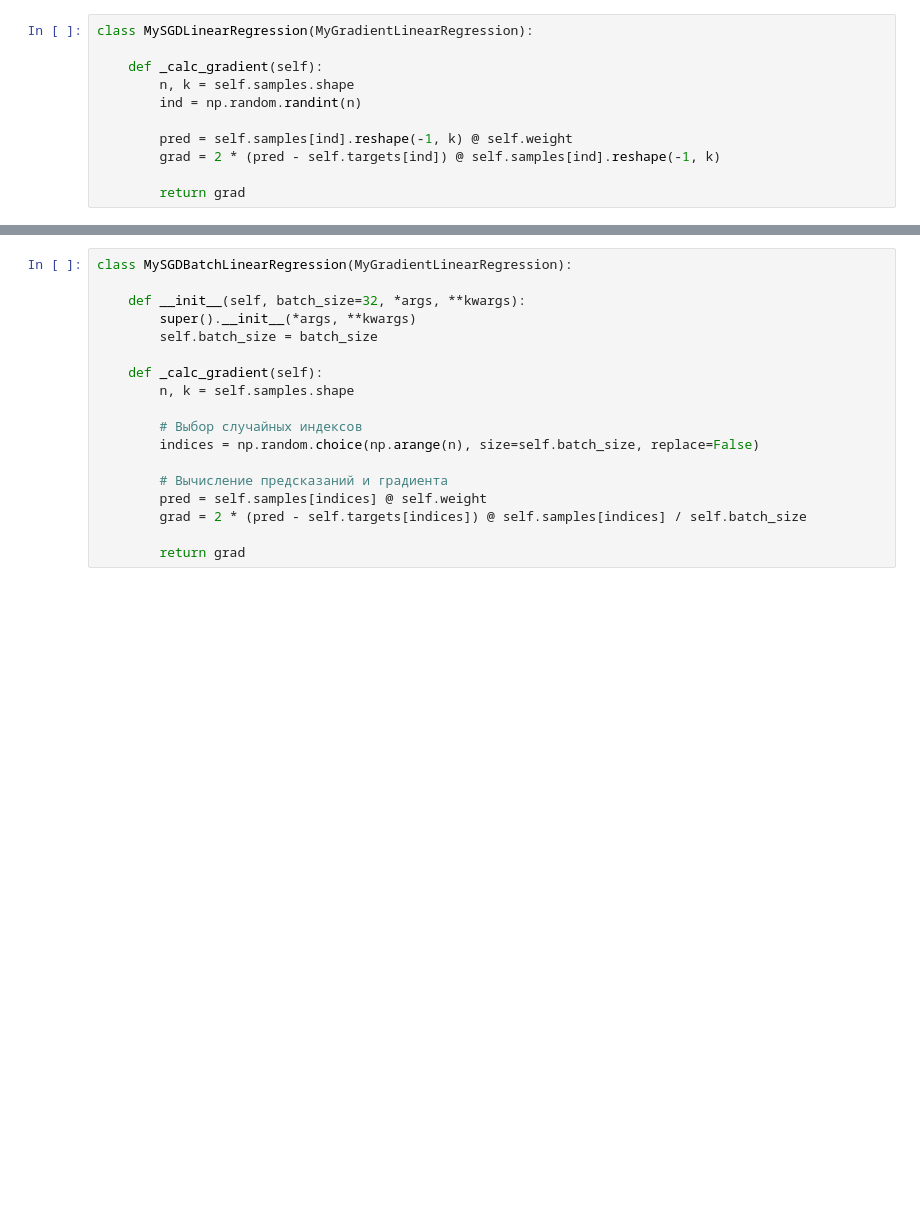
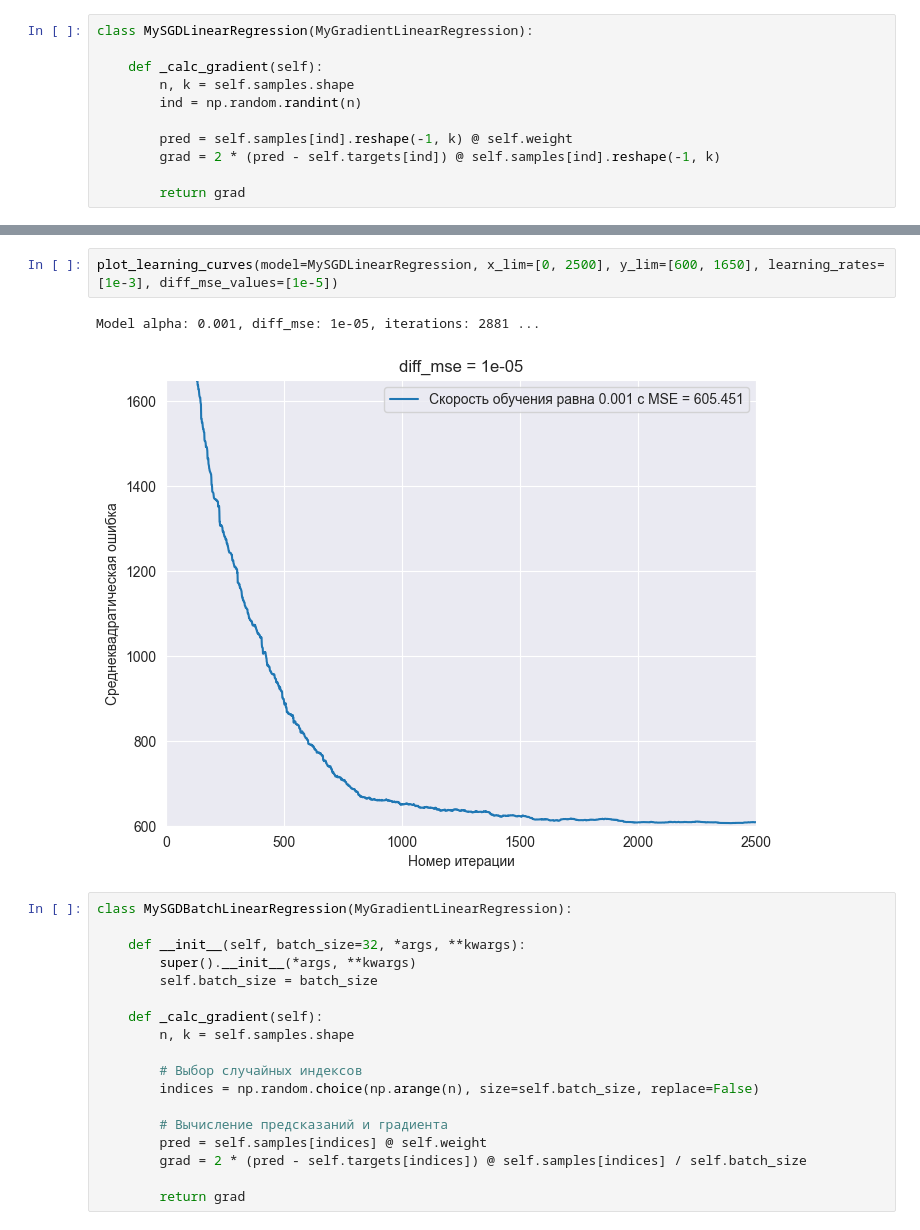
Before and after one commit to likeai22/ds_algorithms, a Jupyter notebook: Lesson 2/hw.ipynb, the cells around one changed output, grey strips where cells are left out. Cells and saved outputs as stored; diff of their text form; blank space fills up the shorter version.

```diff
--- a/Lesson 2/hw.ipynb
+++ b/Lesson 2/hw.ipynb
@@ -139,3 +177,8 @@ array([41.87144787,  7.24440861,  0.19576967])
+# %%
+plot_learning_curves(model=MySGDLinearRegression, x_lim=[0, 2500], y_lim=[600, 1650], learning_rates=[1e-3], diff_mse_values=[1e-5])
+# %% [output]
+Model alpha: 0.001, diff_mse: 1e-05, iterations: 2881 ...
+[figure, added]
 # %%
 class MySGDBatchLinearRegression(MyGradientLinearRegression):
 
```
Also changed, not shown: parts of 7 cells of this notebook.
